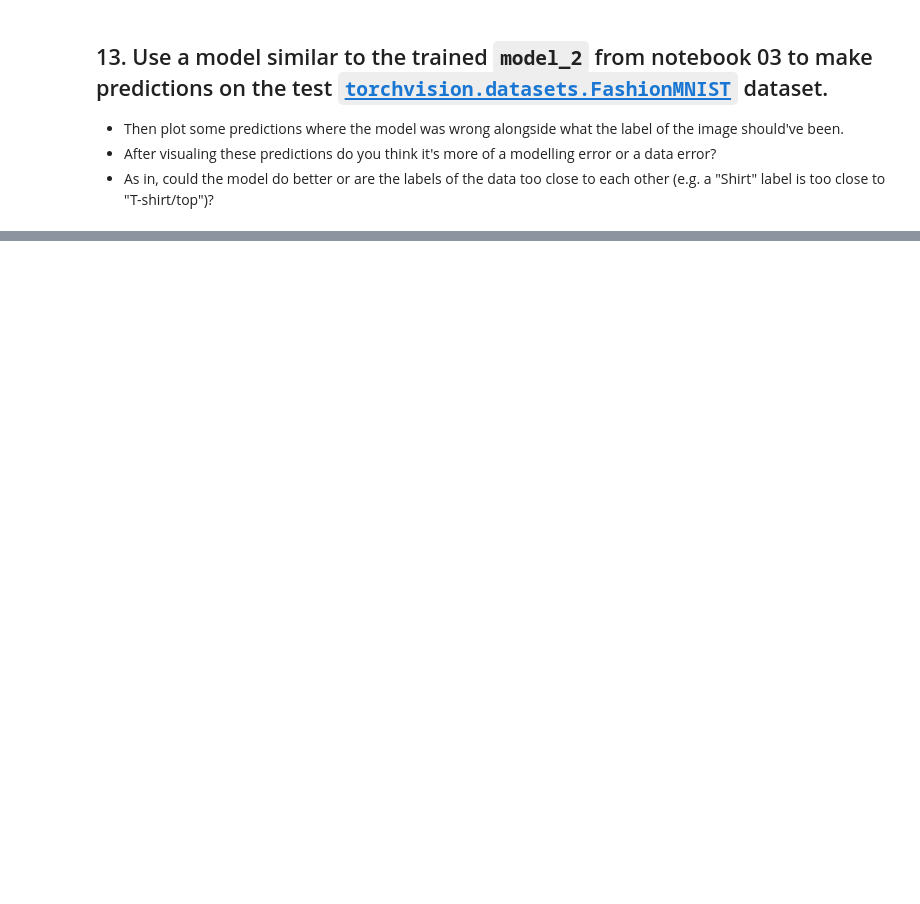
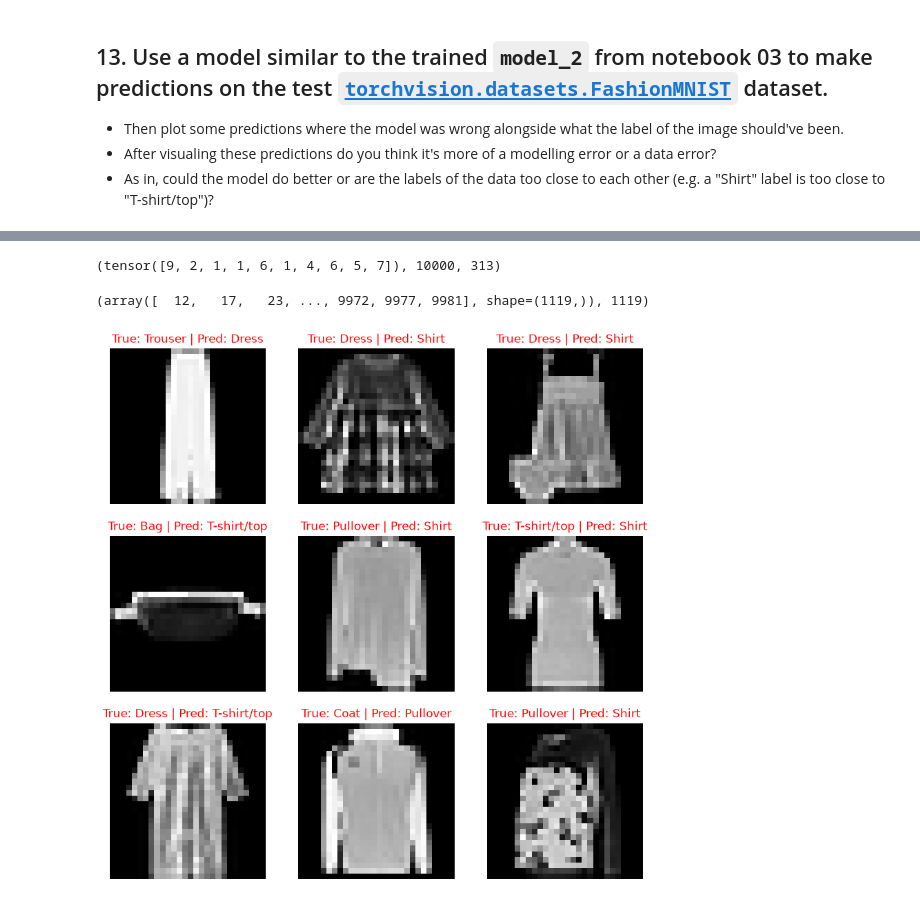
Before and after one commit to sobaiss/pytorch-deep-learning, a Jupyter notebook: extras/exercises/03_pytorch_computer_vision_exercises.ipynb, the cells around one changed output, grey strips where cells are left out. Cells and saved outputs as stored; diff of their text form; code cells hidden in the pictures; blank space fills up the shorter version.

```diff
--- a/extras/exercises/03_pytorch_computer_vision_exercises.ipynb
+++ b/extras/exercises/03_pytorch_computer_vision_exercises.ipynb
@@ -593,0 +626,3 @@ torch.Size([10, 16, 16])
+# %%
+fashion_mnist_class_names = fashion_mnist_train.classes
+fashion_mnist_class_names
@@ -593,0 +656,6 @@ torch.Size([10, 16, 16])
+# %%
+model_3 = MNISTModelVGG2(
+    input_shape=1,
+    hidden_units=10,
+    output_shape=len(fashion_mnist_train.classes)
+    ).to(device)
@@ -593,0 +718,41 @@ torch.Size([10, 16, 16])
+# %%
+test_preds = []
+model_3.eval()
+with torch.inference_mode():
+  for X, y in fashion_mnist_test_dataloader:
+    X, y = X.to(device), y.to(device)
+    y_logits = model_3(X)
+    y_pred_probs = torch.softmax(y_logits, dim=1)
+    y_pred_labels = y_pred_probs.argmax(dim=1)
+    test_preds.append(y_pred_labels)
+
+test_preds = torch.cat(test_preds).cpu()
+# %%
+test_preds[:10], len(test_preds), len(fashion_mnist_test_dataloader)
+# %% [output]
+(tensor([9, 2, 1, 1, 6, 1, 4, 6, 5, 7]), 10000, 313)
+# %%
+import numpy as np
+
+#Get wrong prediction indexes
+wrong_predictions = np.where(test_preds != fashion_mnist_test.targets)[0]
+# %%
+wrong_predictions, len(wrong_predictions)
+# %% [output]
+(array([  12,   17,   23, ..., 9972, 9977, 9981], shape=(1119,)), 1119)
+# %%
+# Select random 9 wrong predictions and plot them
+import random
+import matplotlib.pyplot as plt
+
+random_selection = random.sample(list(wrong_predictions), k=9)
+plt.figure(figsize=(10, 10))
+for i, index in enumerate(random_selection):
+  true_label = fashion_mnist_class_names[fashion_mnist_test[index][1]]
+  pred_label = fashion_mnist_class_names[test_preds[index]]
+  plt.subplot(3, 3, i+1)
+  plt.imshow(fashion_mnist_test[index][0].squeeze(), cmap="gray")
+  plt.title(f"True: {true_label} | Pred: {pred_label}", c="r")
+  plt.axis(False);
+# %% [output]
+[figure, added]
```
Also changed, not shown: parts of 11 cells of this notebook.
